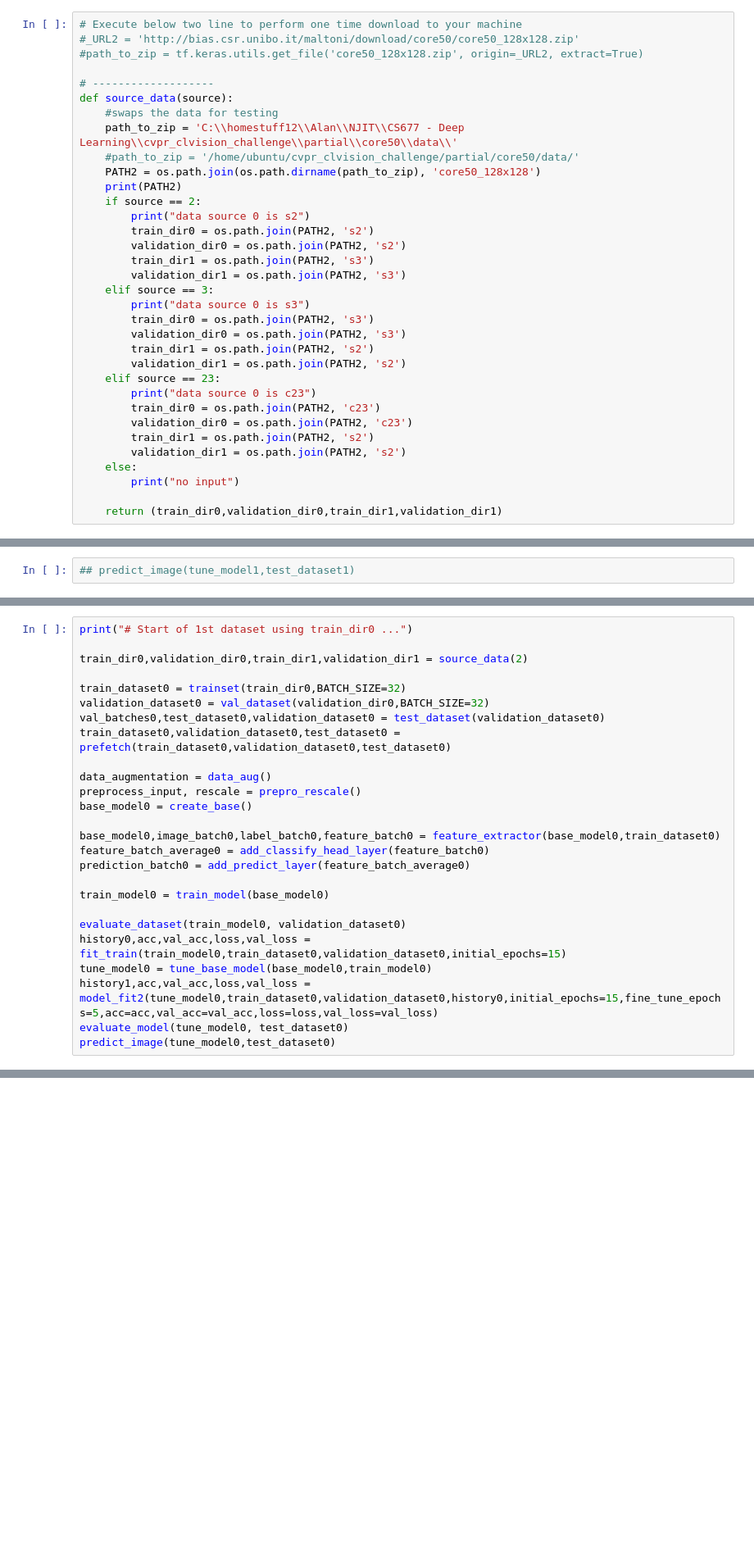
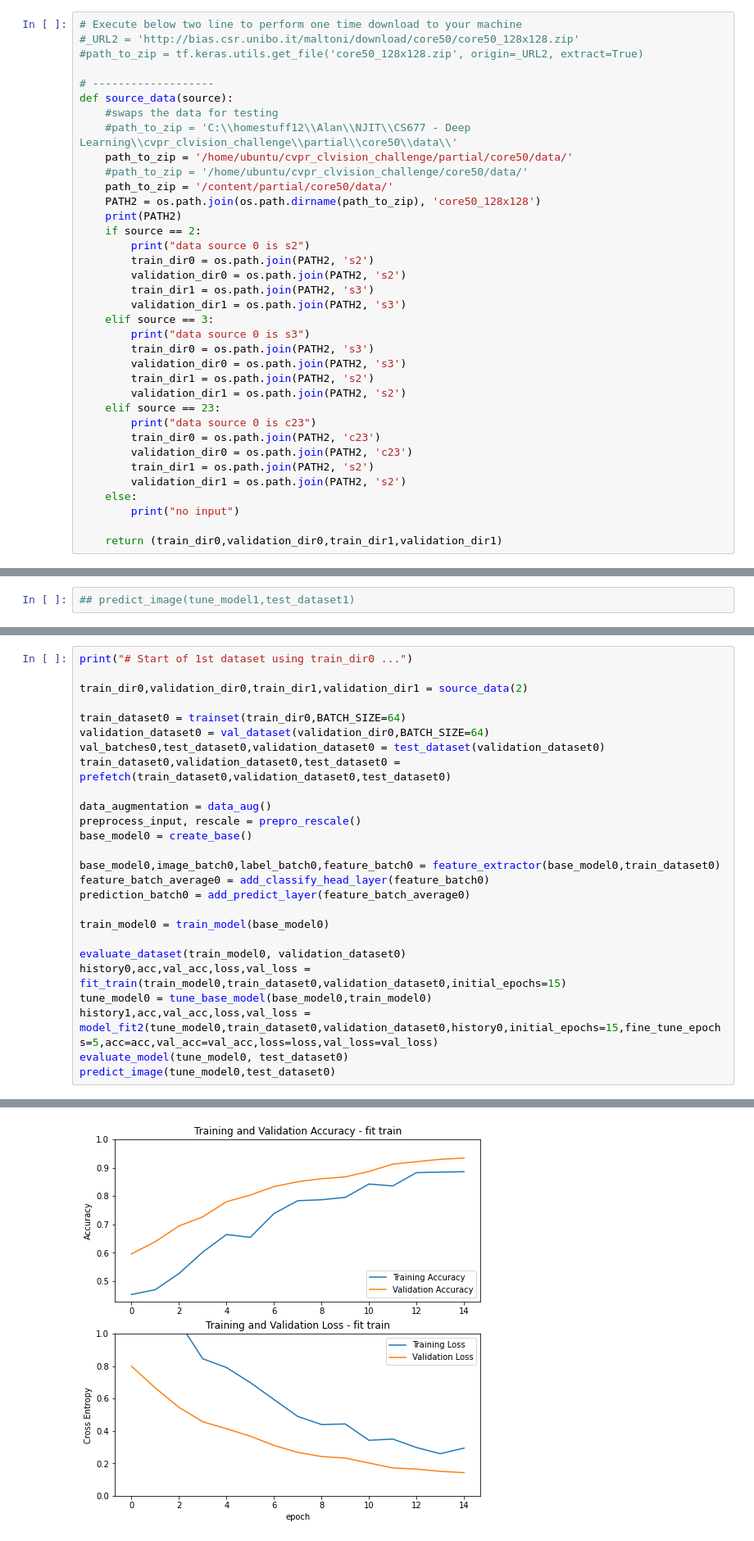
Before and after one commit to ayhkusa/cvpr_clvision_challenge, a Jupyter notebook: transfer_learning_core50_NI_4.ipynb, the cells around one changed output, grey strips where cells are left out. Shown at 82% size. Saved outputs shown, nothing was run; the diff lists cells and outputs as text; blank space fills up the shorter version.

```diff
--- a/transfer_learning_core50_NI_4.ipynb
+++ b/transfer_learning_core50_NI_4.ipynb
@@ -77,8 +82,10 @@ In this tutorial, you will use a dataset containing several thousand images of c
 # -------------------
 def source_data(source):
     #swaps the data for testing
-    path_to_zip = 'C:\\homestuff12\\Alan\\NJIT\\CS677 - Deep Learning\\cvpr_clvision_challenge\\partial\\core50\\data\\'
-    #path_to_zip = '/home/ubuntu/cvpr_clvision_challenge/partial/core50/data/'
+    #path_to_zip = 'C:\\homestuff12\\Alan\\NJIT\\CS677 - Deep Learning\\cvpr_clvision_challenge\\partial\\core50\\data\\'
+    path_to_zip = '/home/ubuntu/cvpr_clvision_challenge/partial/core50/data/'
+    #path_to_zip = '/home/ubuntu/cvpr_clvision_challenge/core50/data/'
+    path_to_zip = '/content/partial/core50/data/'
     PATH2 = os.path.join(os.path.dirname(path_to_zip), 'core50_128x128')
     print(PATH2)
     if source == 2:
@@ -701,8 +708,8 @@ print("# Start of 1st dataset using train_dir0 ...")
 
 train_dir0,validation_dir0,train_dir1,validation_dir1 = source_data(2)
 
-train_dataset0 = trainset(train_dir0,BATCH_SIZE=32)
-validation_dataset0 = val_dataset(validation_dir0,BATCH_SIZE=32)
+train_dataset0 = trainset(train_dir0,BATCH_SIZE=64)
+validation_dataset0 = val_dataset(validation_dir0,BATCH_SIZE=64)
 val_batches0,test_dataset0,validation_dataset0 = test_dataset(validation_dataset0)
 train_dataset0,validation_dataset0,test_dataset0 = prefetch(train_dataset0,validation_dataset0,test_dataset0)
 
@@ -742,0 +750 @@ trainable variables  2
+[figure, added]
```
Also changed, not shown: parts of 8 cells of this notebook, 1 other file.
